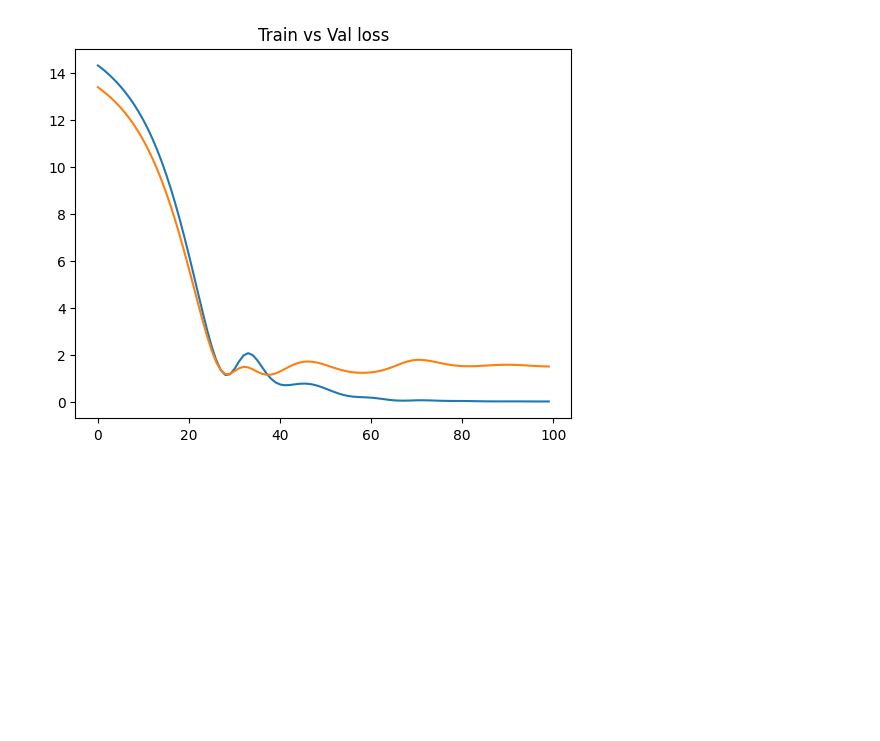
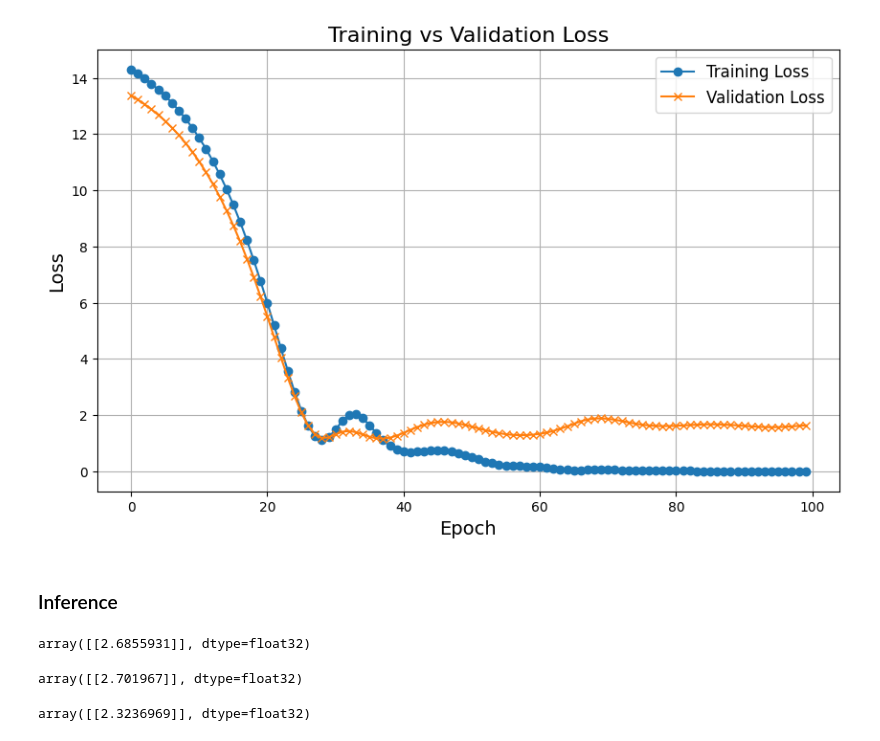
Before and after one commit to nirajan-fuse/Recommendation_System, a Jupyter notebook: Sprint-3/DeepCTR/Multi-value Input - Movielens_f_h.ipynb, the cells around one changed output. Cells and saved outputs as stored; diff of their text form; code cells hidden in the pictures; blank space fills up the shorter version.

```diff
--- a/Sprint-3/DeepCTR/Multi-value Input - Movielens_f_h.ipynb
+++ b/Sprint-3/DeepCTR/Multi-value Input - Movielens_f_h.ipynb
@@ -64,11 +64,21 @@ Epoch 100/100
 # %%
 import matplotlib.pyplot as plt
 
 train_loss = history.history['loss']
 val_loss = history.history['val_loss']
-plt.plot(train_loss)
-plt.plot(val_loss)
 
-plt.title("Train vs Val loss");
+plt.figure(figsize=(10, 6))
+plt.plot(train_loss, label='Training Loss', marker='o')
+plt.plot(val_loss, label='Validation Loss', marker='x')
+
+plt.title("Training vs Validation Loss", fontsize=16)
+plt.xlabel("Epoch", fontsize=14)
+plt.ylabel("Loss", fontsize=14)
+plt.legend(fontsize=12)
+plt.grid(True)
+
+plt.show()
 # %% [output]
-[figure, old version]
+[figure, new version]
+# %% [markdown]
+### Inference
@@ -74,0 +96,32 @@ plt.title("Train vs Val loss");
+# %%
+model.predict(model_input)
+# %% [output]
+array([[2.6855931]], dtype=float32)
+# %%
+# New Movie
+model_input_nm = {'movie_id': np.array(['300']),
+               'user_id': np.array(['20']),
+               'gender': np.array(['1']),
+               'age': np.array(['24']),
+               'occupation': np.array(['15']),
+               'zip': np.array(['77005']),
+               'genres': np.array([['Romance', 'Drama', '0', '0', '0']])
+}
+
+model.predict(model_input_nm)
+# %% [output]
+array([[2.701967]], dtype=float32)
+# %%
+# New user
+model_input_nu = {'movie_id': np.array(['100']),
+               'user_id': np.array(['300']),
+               'gender': np.array(['0']),
+               'age': np.array(['40']),
+               'occupation': np.array(['20']),
+               'zip': np.array(['99012']),
+               'genres': np.array([['Action', 'Comedy', '0', '0', '0']])
+}
+
+model.predict(model_input_nu)
+# %% [output]
+array([[2.3236969]], dtype=float32)
```
Also changed, not shown: parts of 2 cells of this notebook.
